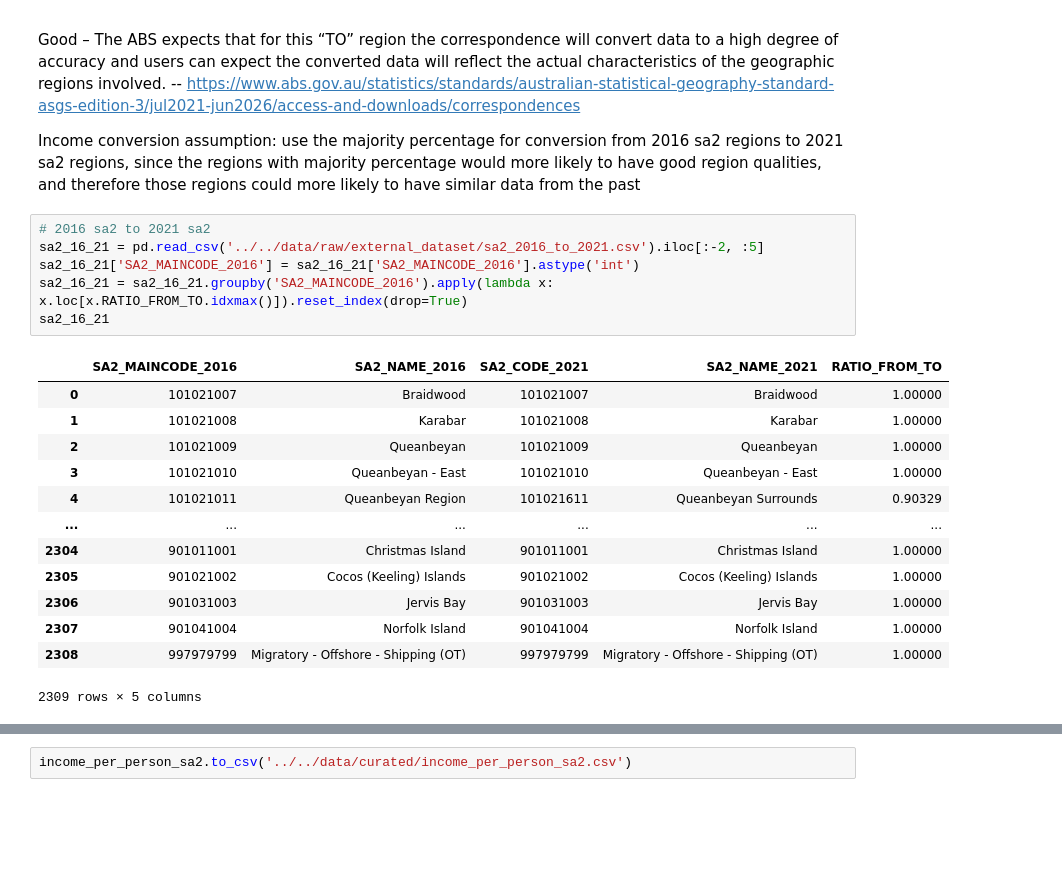
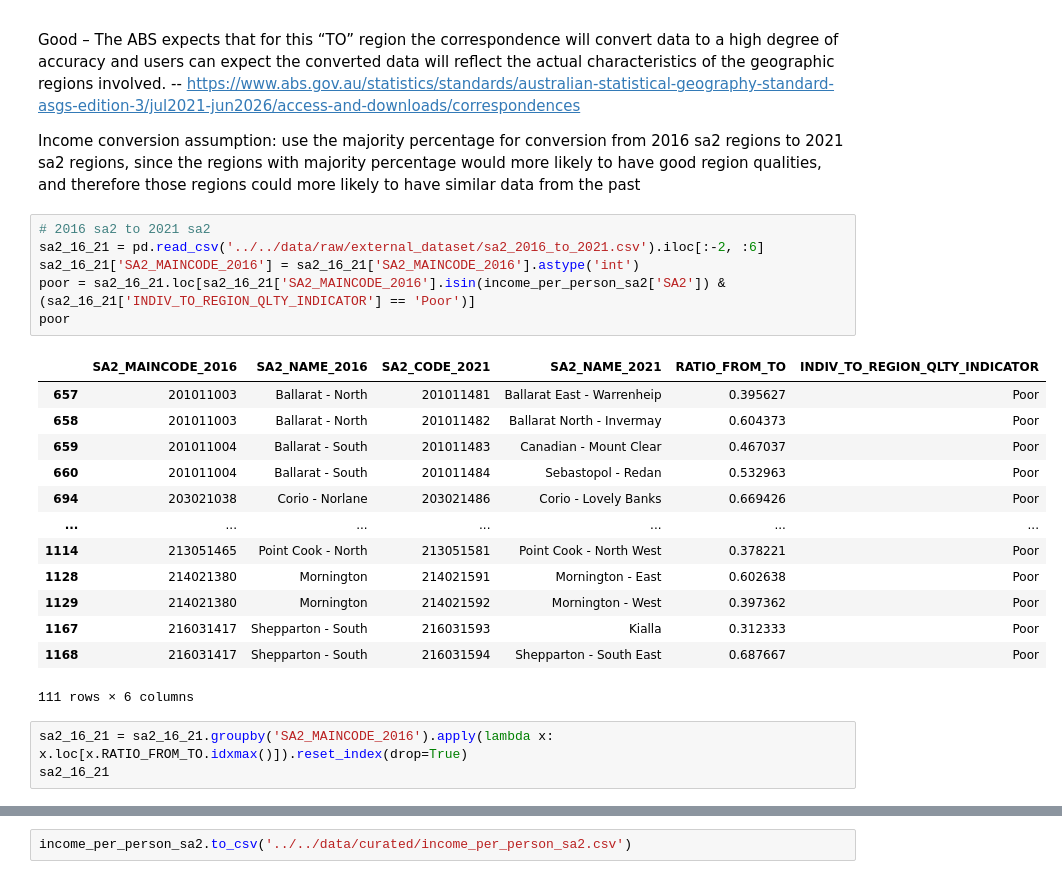
Before and after one commit to MAST30034-Applied-Data-Science/generic-real-estate-consulting-project-group-43, a Jupyter notebook: notebooks/External/external_preprocess.ipynb, the cells around one changed output, grey strips where cells are left out. Cells and saved outputs as stored; diff of their text form; blank space fills up the shorter version.

Commit message:
update merged dataset

```diff
--- a/notebooks/External/external_preprocess.ipynb
+++ b/notebooks/External/external_preprocess.ipynb
@@ -251,22 +251,25 @@ Good – The ABS expects that for this “TO” region the correspondence will c
 Income conversion assumption: use the majority percentage for conversion from 2016 sa2 regions to 2021 sa2 regions, since the regions with majority percentage would more likely to have good region qualities, and therefore those regions could more likely to have similar data from the past
 # %%
 # 2016 sa2 to 2021 sa2
-sa2_16_21 = pd.read_csv('../../data/raw/external_dataset/sa2_2016_to_2021.csv').iloc[:-2, :5]
+sa2_16_21 = pd.read_csv('../../data/raw/external_dataset/sa2_2016_to_2021.csv').iloc[:-2, :6]
 sa2_16_21['SA2_MAINCODE_2016'] = sa2_16_21['SA2_MAINCODE_2016'].astype('int')
-sa2_16_21 = sa2_16_21.groupby('SA2_MAINCODE_2016').apply(lambda x: x.loc[x.RATIO_FROM_TO.idxmax()]).reset_index(drop=True)
-sa2_16_21
+poor = sa2_16_21.loc[sa2_16_21['SA2_MAINCODE_2016'].isin(income_per_person_sa2['SA2']) & (sa2_16_21['INDIV_TO_REGION_QLTY_INDICATOR'] == 'Poor')]
+poor
 # %% [output]
-|  | SA2_MAINCODE_2016 | SA2_NAME_2016 | SA2_CODE_2021 | SA2_NAME_2021 | RATIO_FROM_TO |
-| 0 | 101021007 | Braidwood | 101021007 | Braidwood | 1.00000 |
-| 1 | 101021008 | Karabar | 101021008 | Karabar | 1.00000 |
-| 2 | 101021009 | Queanbeyan | 101021009 | Queanbeyan | 1.00000 |
-| 3 | 101021010 | Queanbeyan - East | 101021010 | Queanbeyan - East | 1.00000 |
-| 4 | 101021011 | Queanbeyan Region | 101021611 | Queanbeyan Surrounds | 0.90329 |
-| ... | ... | ... | ... | ... | ... |
-| 2304 | 901011001 | Christmas Island | 901011001 | Christmas Island | 1.00000 |
-| 2305 | 901021002 | Cocos (Keeling) Islands | 901021002 | Cocos (Keeling) Islands | 1.00000 |
-| 2306 | 901031003 | Jervis Bay | 901031003 | Jervis Bay | 1.00000 |
-| 2307 | 901041004 | Norfolk Island | 901041004 | Norfolk Island | 1.00000 |
-| 2308 | 997979799 | Migratory - Offshore - Shipping (OT) | 997979799 | Migratory - Offshore - Shipping (OT) | 1.00000 |
+|  | SA2_MAINCODE_2016 | SA2_NAME_2016 | SA2_CODE_2021 | SA2_NAME_2021 | RATIO_FROM_TO | INDIV_TO_REGION_QLTY_INDICATOR |
+| 657 | 201011003 | Ballarat - North | 201011481 | Ballarat East - Warrenheip | 0.395627 | Poor |
+| 658 | 201011003 | Ballarat - North | 201011482 | Ballarat North - Invermay | 0.604373 | Poor |
+| 659 | 201011004 | Ballarat - South | 201011483 | Canadian - Mount Clear | 0.467037 | Poor |
+| 660 | 201011004 | Ballarat - South | 201011484 | Sebastopol - Redan | 0.532963 | Poor |
+| 694 | 203021038 | Corio - Norlane | 203021486 | Corio - Lovely Banks | 0.669426 | Poor |
+| ... | ... | ... | ... | ... | ... | ... |
+| 1114 | 213051465 | Point Cook - North | 213051581 | Point Cook - North West | 0.378221 | Poor |
+| 1128 | 214021380 | Mornington | 214021591 | Mornington - East | 0.602638 | Poor |
+| 1129 | 214021380 | Mornington | 214021592 | Mornington - West | 0.397362 | Poor |
+| 1167 | 216031417 | Shepparton - South | 216031593 | Kialla | 0.312333 | Poor |
+| 1168 | 216031417 | Shepparton - South | 216031594 | Shepparton - South East | 0.687667 | Poor |
-2309 rows × 5 columns
+111 rows × 6 columns
+# %%
+sa2_16_21 = sa2_16_21.groupby('SA2_MAINCODE_2016').apply(lambda x: x.loc[x.RATIO_FROM_TO.idxmax()]).reset_index(drop=True)
+sa2_16_21
 # %%
```
Also changed, not shown: parts of 4 cells of this notebook, 11 other files.
